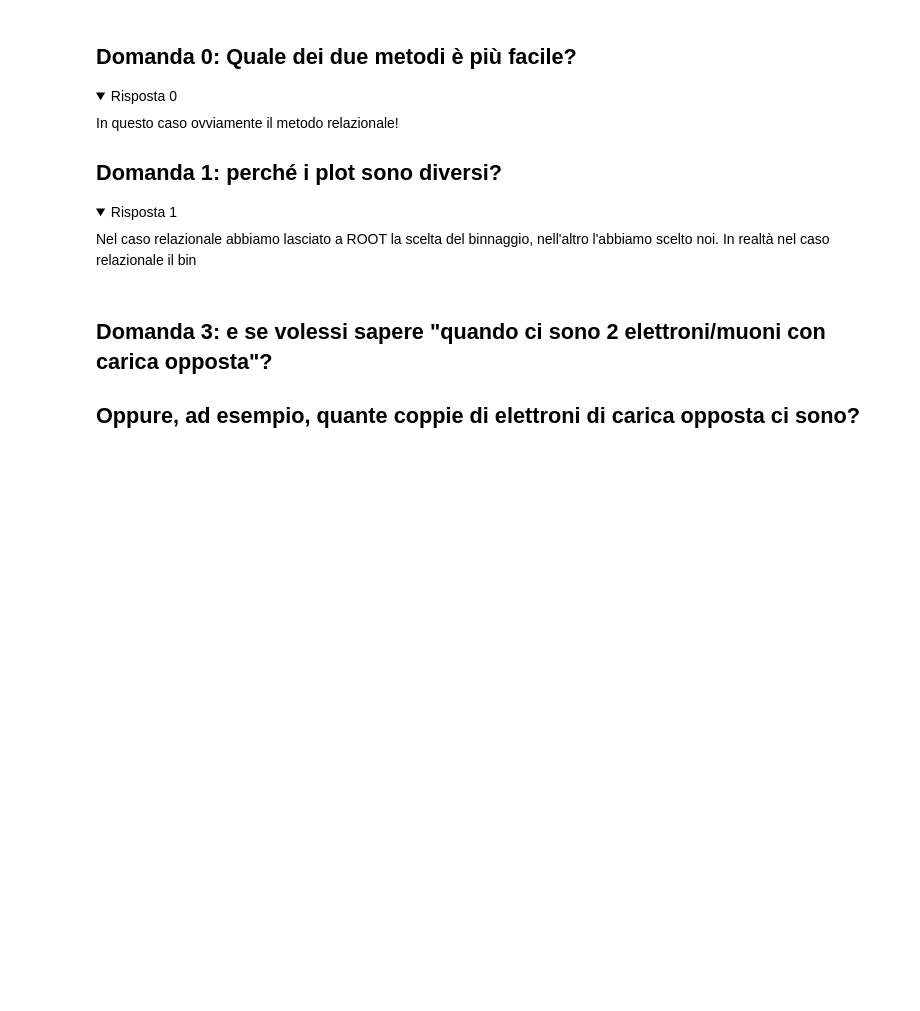
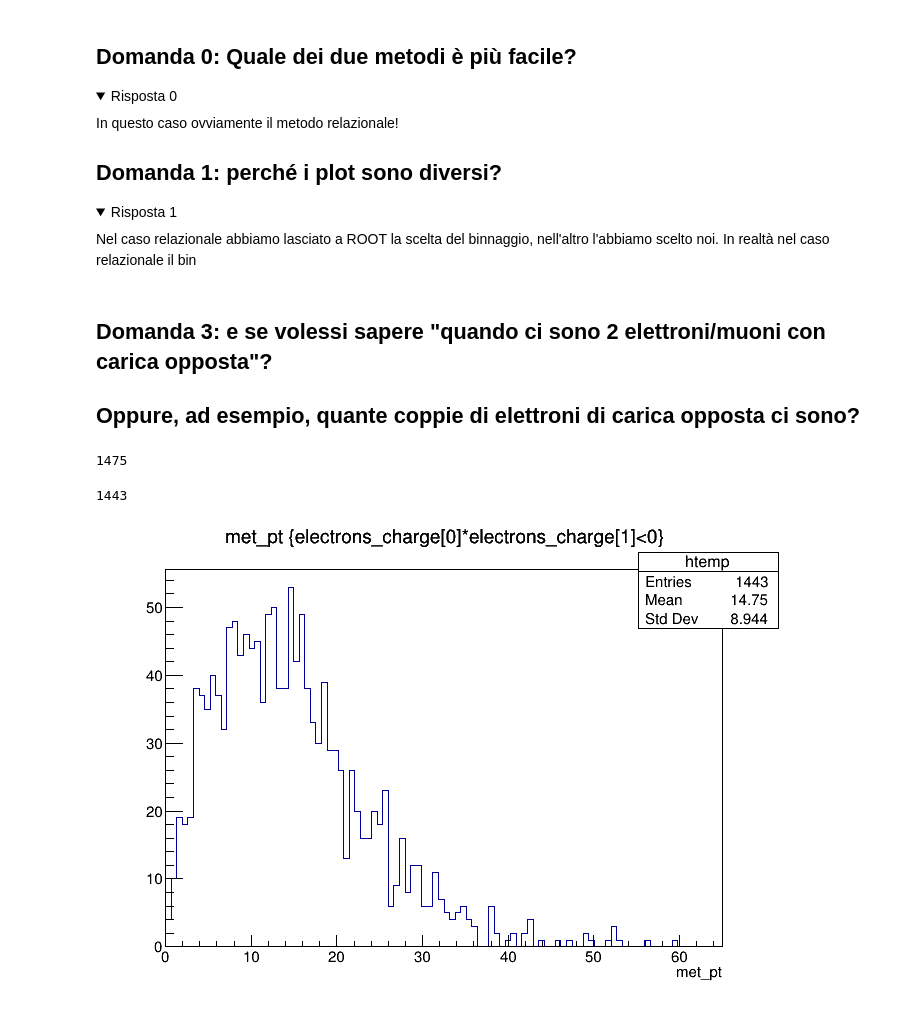
Before and after one commit to oiorio/AnalisiDati, a Jupyter notebook: 5. Entuple e formati di dati complessi/trees_and_ntuples.ipynb, the cells around one changed output. Saved outputs shown, nothing was run; the diff lists cells and outputs as text; code cells hidden in the pictures; folded sections open; blank space fills up the shorter version.

```diff
--- a/5. Entuple e formati di dati complessi/trees_and_ntuples.ipynb
+++ b/5. Entuple e formati di dati complessi/trees_and_ntuples.ipynb
@@ -247,3 +285,12 @@ Type <CR> to continue or q to quit ==> Type <CR> to continue or q to quit ==>
 # %% [markdown]
 ## Domanda 3: e se volessi sapere "quando ci sono 2 elettroni/muoni con carica opposta"?
 ## Oppure, ad esempio, quante coppie di elettroni di carica opposta ci sono?
+# %%
+c1.Draw()
+#mytree.Scan("electrons_charge","electrons_size>0")
+print(mytree.GetEntries("electrons_size>1"))
+mytree.Draw("met_pt","electrons_charge[0]*electrons_charge[1]<0")
+# %% [output]
+1475
+1443
+[figure, added]
```
Also changed, not shown: parts of 14 cells of this notebook.
